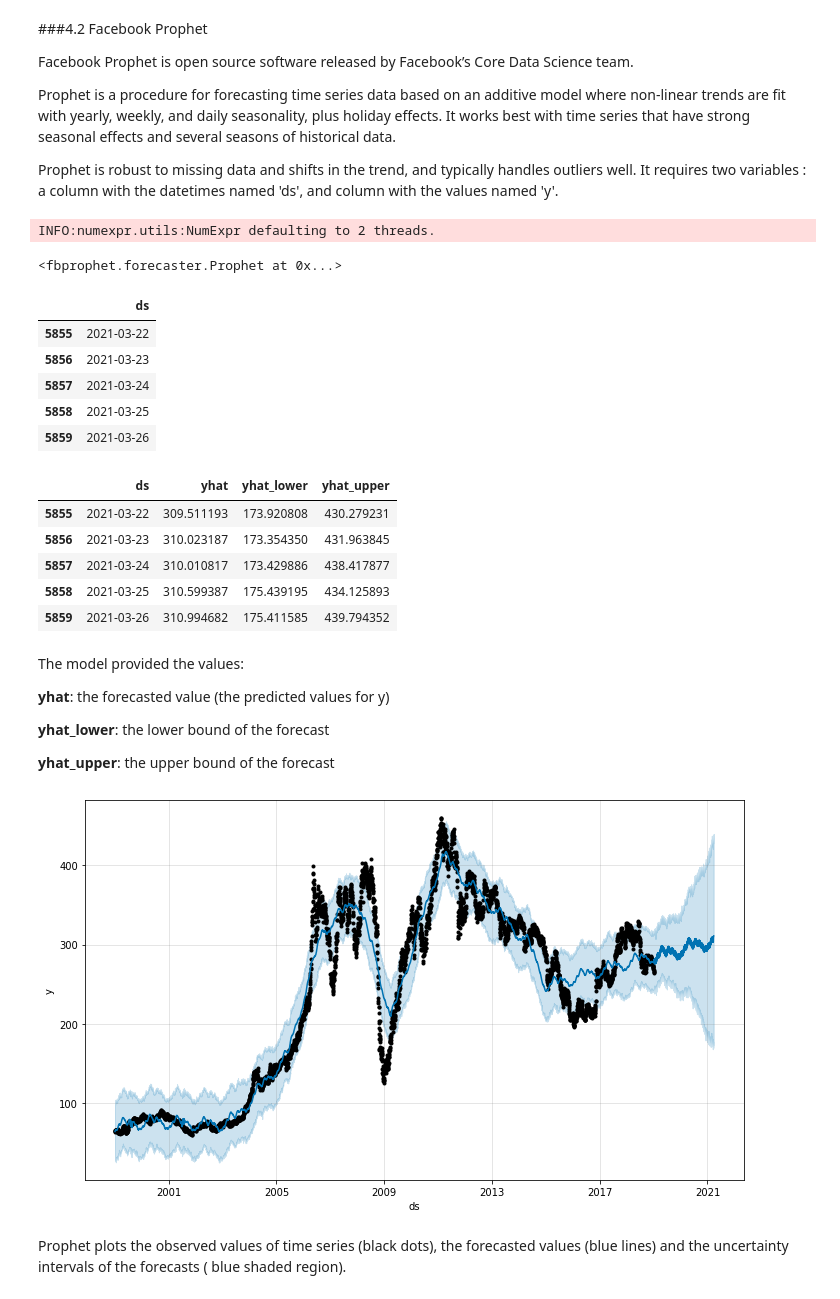
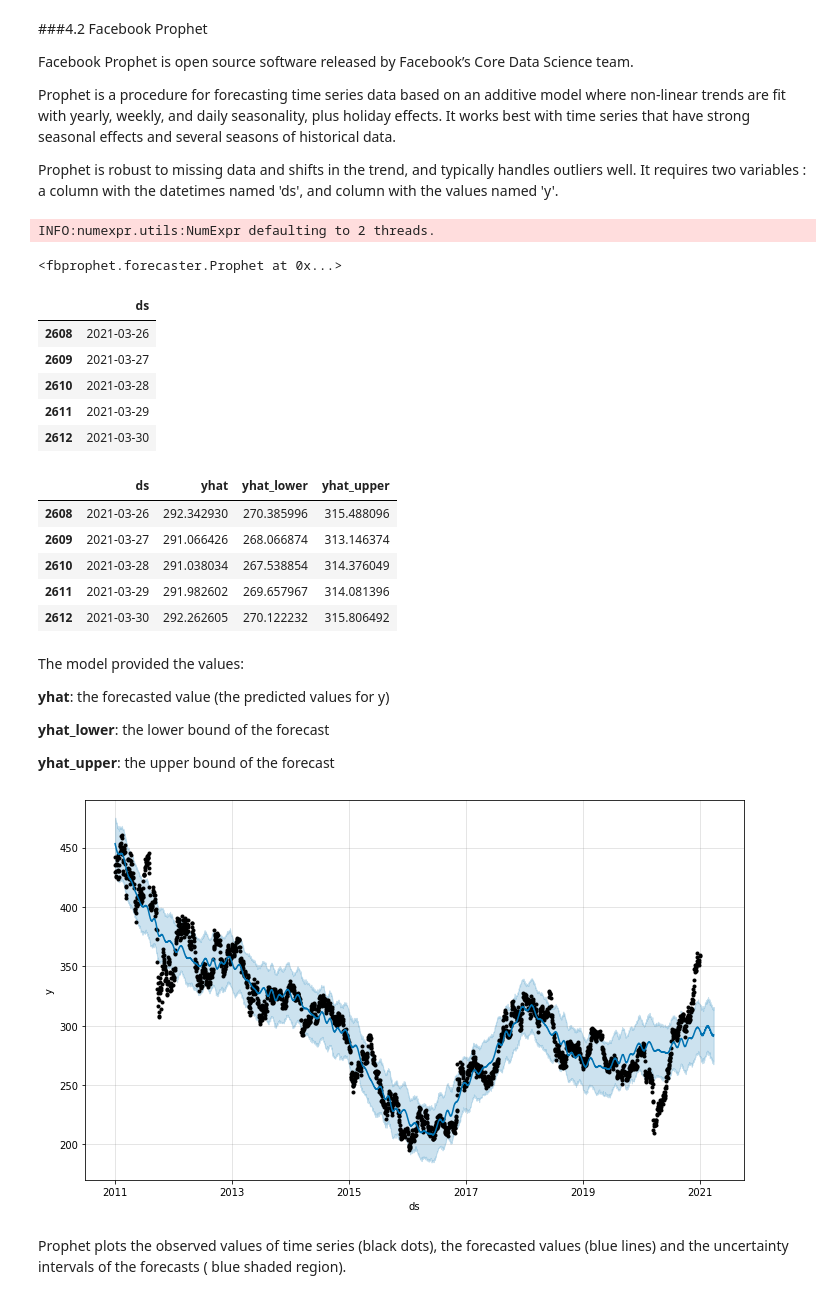
Before and after one commit to Camicb/Copper-Forecasting, a Jupyter notebook: Part_1_Price_Copper_forecasting.ipynb, the cells around one changed output. Cells and saved outputs as stored; diff of their text form; code cells hidden in the pictures.

```diff
--- a/Part_1_Price_Copper_forecasting.ipynb
+++ b/Part_1_Price_Copper_forecasting.ipynb
@@ -105,0 +116,4 @@ test_price = price[train_size_price:]  # 10% data
+# %%
+# Spliting data
+train = price_res[0:-60]
+test = price_res[-60:]
@@ -122,9 +140,15 @@ Parameter tuning for ARIMA consumes a lot of time. So for this project I will us
 # %%
 # Inspecting ARIMA models
 
-train_price.index = train_price['ds']
-test_price.index =test_price['ds']
+train.index = train['ds']
+test.index = test['ds']
 
-model_price = auto_arima(train_price['y'], start_p=1, start_q=1,max_p=5, max_q=5, max_d=5, m=1, max_D=5, trace=True, error_action='ignore', random_state=2021)
+model = auto_arima(train['y'],
+                   start_p=1, start_q=1,
+                   max_p=5, max_q=5,
+                   max_d=5, m=1,
+                   max_D=5, trace=True,
+                   error_action='ignore',
+                   random_state=2021)
 # %% [output]
 Performing stepwise search to minimize aic
@@ -220,30 +234,30 @@ Prophet is a procedure for forecasting time series data based on an additive mod
 Prophet is robust to missing data and shifts in the trend, and typically handles outliers well. It requires two variables : a column with the datetimes named 'ds', and column with the values named 'y'.
 # %%
 # Creating model
-m_price= Prophet(daily_seasonality=True)
-m_price.fit(train_price)
-future_price = m_price.make_future_dataframe(periods=808,freq='D')
+m= Prophet(daily_seasonality=True)
+m.fit(train)
+future_price = m.make_future_dataframe(periods=84,freq='D')
 future_price.tail()
 # %% [output]
 INFO:numexpr.utils:NumExpr defaulting to 2 threads.
 <fbprophet.forecaster.Prophet at 0x...>
 |  | ds |
-| 5855 | 2021-03-22 |
-| 5856 | 2021-03-23 |
-| 5857 | 2021-03-24 |
-| 5858 | 2021-03-25 |
-| 5859 | 2021-03-26 |
+| 2608 | 2021-03-26 |
+| 2609 | 2021-03-27 |
+| 2610 | 2021-03-28 |
+| 2611 | 2021-03-29 |
+| 2612 | 2021-03-30 |
 # %%
 # Making predictions
-forecast_price = m_price.predict(future_price)
-forecast_price[['ds', 'yhat', 'yhat_lower', 'yhat_upper']].tail()
+forecast = m.predict(future_price)
+forecast[['ds', 'yhat', 'yhat_lower', 'yhat_upper']].tail()
 # %% [output]
 |  | ds | yhat | yhat_lower | yhat_upper |
-| 5855 | 2021-03-22 | 309.511193 | 173.920808 | 430.279231 |
-| 5856 | 2021-03-23 | 310.023187 | 173.354350 | 431.963845 |
-| 5857 | 2021-03-24 | 310.010817 | 173.429886 | 438.417877 |
-| 5858 | 2021-03-25 | 310.599387 | 175.439195 | 434.125893 |
-| 5859 | 2021-03-26 | 310.994682 | 175.411585 | 439.794352 |
+| 2608 | 2021-03-26 | 292.342930 | 270.385996 | 315.488096 |
+| 2609 | 2021-03-27 | 291.066426 | 268.066874 | 313.146374 |
+| 2610 | 2021-03-28 | 291.038034 | 267.538854 | 314.376049 |
+| 2611 | 2021-03-29 | 291.982602 | 269.657967 | 314.081396 |
+| 2612 | 2021-03-30 | 292.262605 | 270.122232 | 315.806492 |
 # %% [markdown]
 The model provided the values:
 
@@ -254,9 +268,9 @@ The model provided the values:
 **yhat_upper**: the upper bound of the forecast
 # %%
 # Plot the forecast
-fig1 = m_price.plot(forecast_price, uncertainty=True)
+fig1 = m.plot(forecast, uncertainty=True)
 # %% [output]
-[figure, old version]
+[figure, new version]
 # %% [markdown]
 Prophet plots the observed values of time series (black dots), the forecasted values (blue lines) and the uncertainty intervals of the forecasts ( blue shaded region).
 # %%
```
Also changed, not shown: parts of 22 cells of this notebook.
